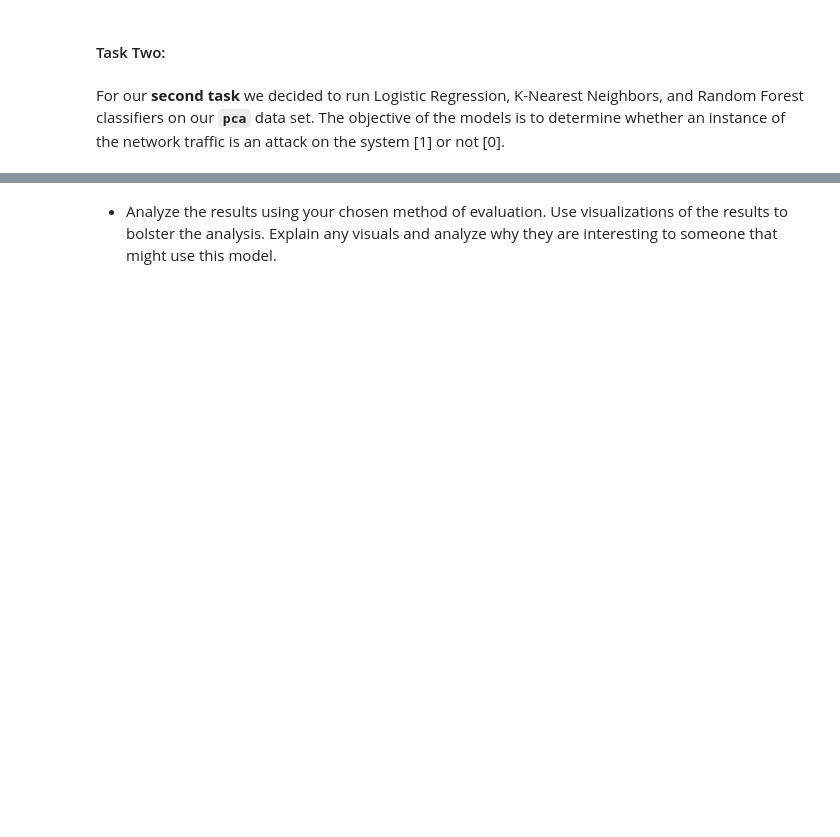
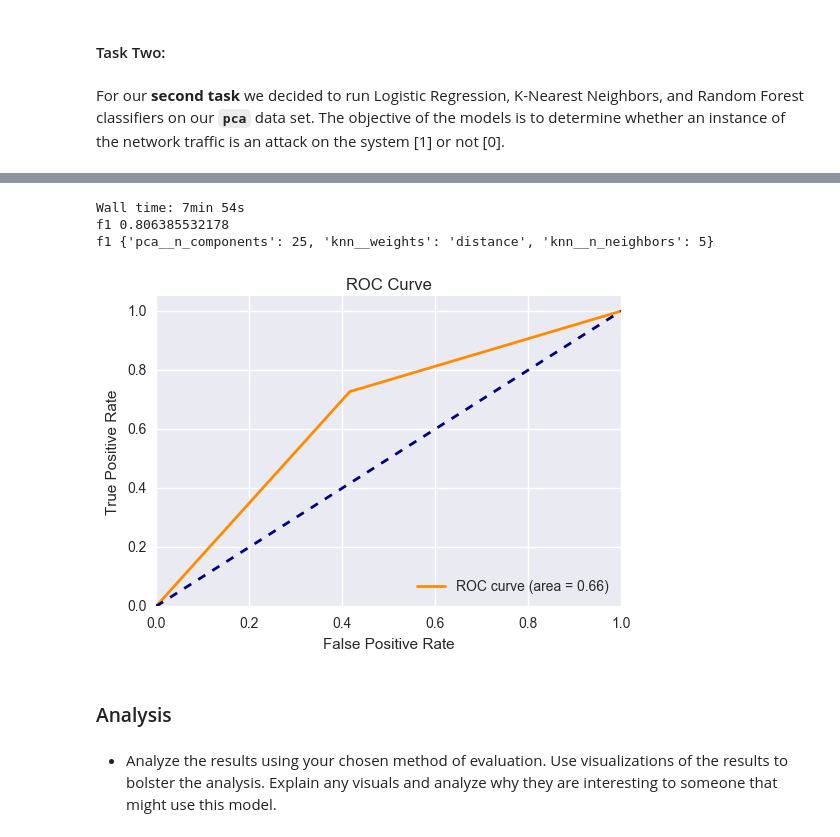
Before and after one commit to Dangerbotz/network_intrusion_detection_system, a Jupyter notebook: BalzerSrinivasThungVanceLab2.ipynb, the cells around one changed output, grey strips where cells are left out. Saved outputs shown, nothing was run; the diff lists cells and outputs as text; code cells hidden in the pictures; blank space fills up the shorter version.

```diff
--- a/BalzerSrinivasThungVanceLab2.ipynb
+++ b/BalzerSrinivasThungVanceLab2.ipynb
@@ -769,2 +921,59 @@ plt.show()
+# %%
+# Model: K-Nearest Neighbors
+clf = KNeighborsClassifier(n_jobs=-1)
+
+pipe = Pipeline(steps=[("pca", pca),
+                       ('knn', clf)])
+
+grid = dict(pca__n_components=[5, 15, 25],
+            knn__n_neighbors=[1, 2, 5],
+            knn__weights=['uniform', 'distance'])
+
+for score in scores:
+    # GridSearchCV parameter cv uses stratifiedKFold when y is binary
+    estimator = GridSearchCV(pipe, grid, n_jobs=-1, cv=10 ,scoring=score)
+    %time estimator.fit(X, y)
+    print score + " " + str(estimator.best_score_)
+    print score + " " + str(estimator.best_params_)
+# %% [output]
+Wall time: 7min 54s
+f1 0.806385532178
+f1 {'pca__n_components': 25, 'knn__weights': 'distance', 'knn__n_neighbors': 5}
+# %%
+# Since we are using f1 and accuracy as our metrics for goodness, we'll run an ROC curve on
+# the best fitting parameters are a estimators of XX and a max features of XX.
+clf = KNeighborsClassifier(weights="distance", n_neighbors=5, n_jobs=-1)
+for train_index, test_index in cv_object.split(X, y):
+    X_train, X_test = X[train_index], X[test_index]
+    y_train, y_test = y[train_index], y[test_index]
+
+    pca = PCA(n_components=25).fit(X_train)
+    X_train_pca = pca.transform(X_train)
+    X_test_pca = pca.transform(X_test)
+
+    # train the classifier on the training data
+    clf.fit(X_train_pca, y_train)  # train object
+    y_hat = clf.predict(X_test_pca)
+
+# ROC Curve
+fpr, tpr, _ = roc_curve(y_test, y_hat)
+roc_auc = auc(fpr, tpr)
+
+plt.figure()
+lw = 2
+plt.plot(fpr, tpr, color='darkorange',
+         lw=lw, label='ROC curve (area = %0.2f)' % roc_auc)
+plt.plot([0, 1], [0, 1], color='navy', lw=lw, linestyle='--')
+plt.xlim([0.0, 1.0])
+plt.ylim([0.0, 1.05])
+plt.xlabel('False Positive Rate')
+plt.ylabel('True Positive Rate')
+plt.title('ROC Curve')
+plt.legend(loc="lower right")
+plt.show()
+# %% [output]
+[figure, added]
+# %% [markdown]
+### Analysis
 # %% [markdown]
 *  Analyze the results using your chosen method of evaluation. Use visualizations of the results to bolster the analysis. Explain any visuals and analyze why they are interesting to someone that might use this model.
```
Also changed, not shown: parts of 20 cells of this notebook.
